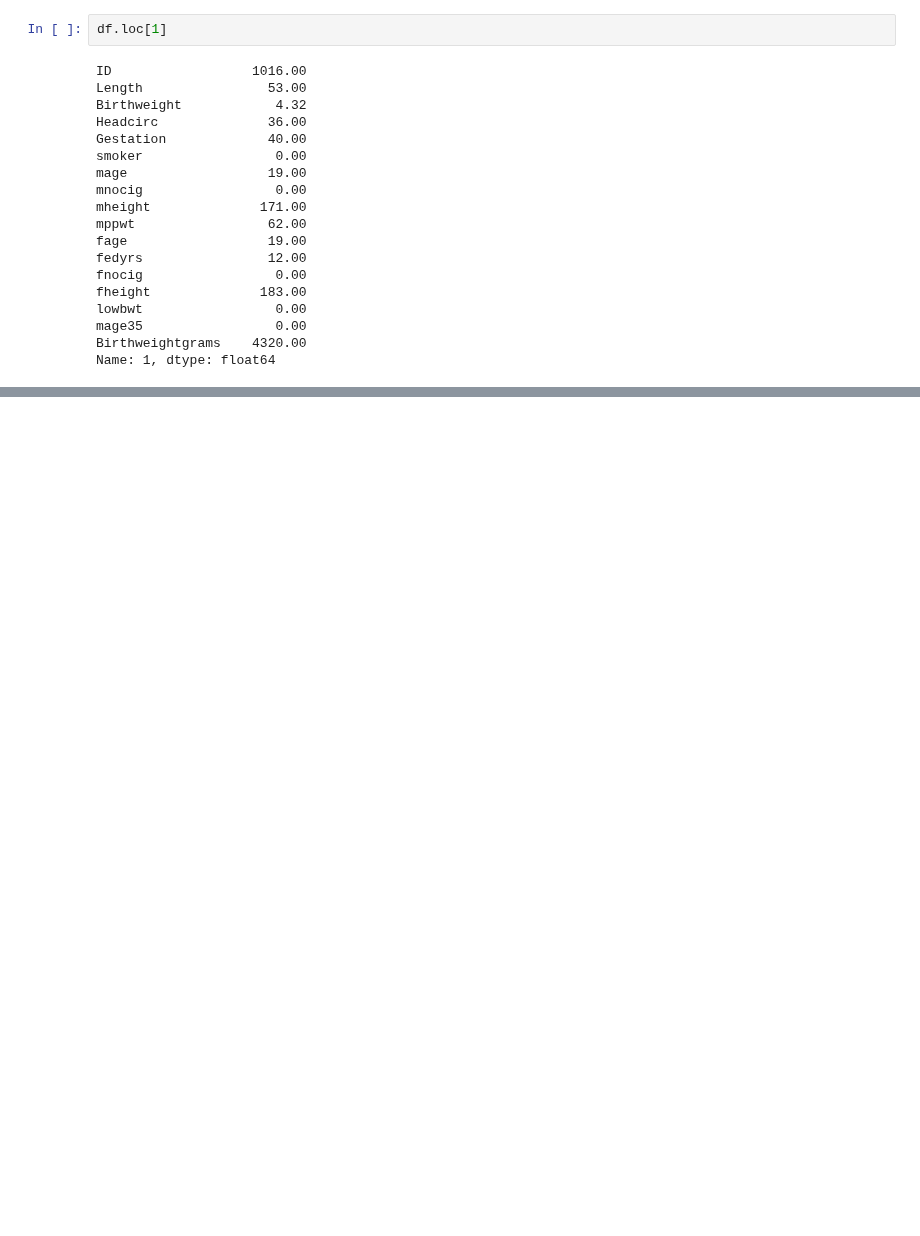
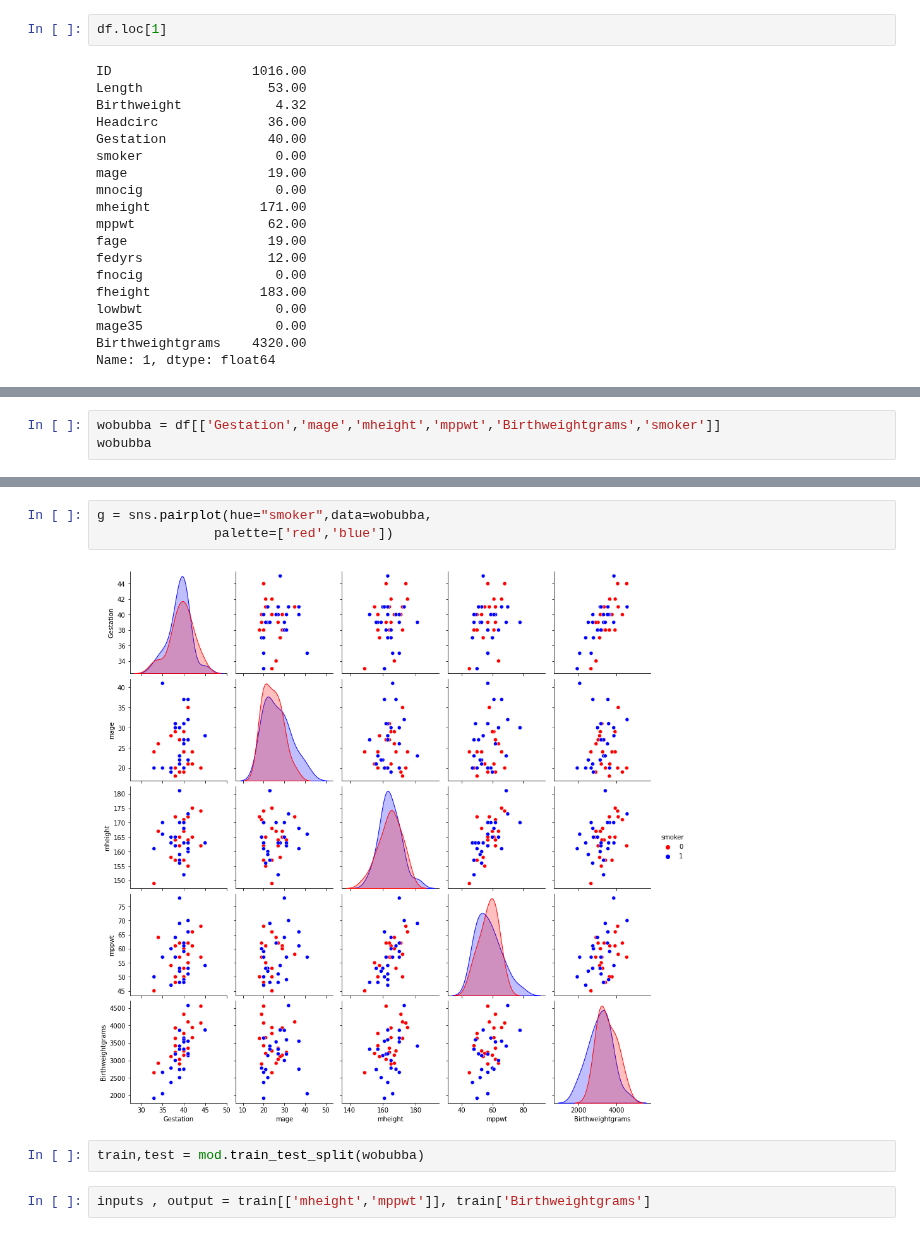
Before and after one commit to Jonathangmit/Machine-learning-and-statistics, a Jupyter notebook: Sheffield stats birth.ipynb, the cells around one changed output, grey strips where cells are left out. Saved outputs shown, nothing was run; the diff lists cells and outputs as text; blank space fills up the shorter version.

```diff
--- a/Sheffield stats birth.ipynb
+++ b/Sheffield stats birth.ipynb
@@ -190,0 +227,3 @@ array([4100])
+# %%
+wobubba = df[['Gestation','mage','mheight','mppwt','Birthweightgrams','smoker']]
+wobubba
@@ -190,0 +248,9 @@ array([4100])
+# %%
+g = sns.pairplot(hue="smoker",data=wobubba,
+               palette=['red','blue'])
+# %% [output]
+[figure, added]
+# %%
+train,test = mod.train_test_split(wobubba)
+# %%
+inputs , output = train[['mheight','mppwt']], train['Birthweightgrams']
```
Also changed, not shown: parts of 16 cells of this notebook.
